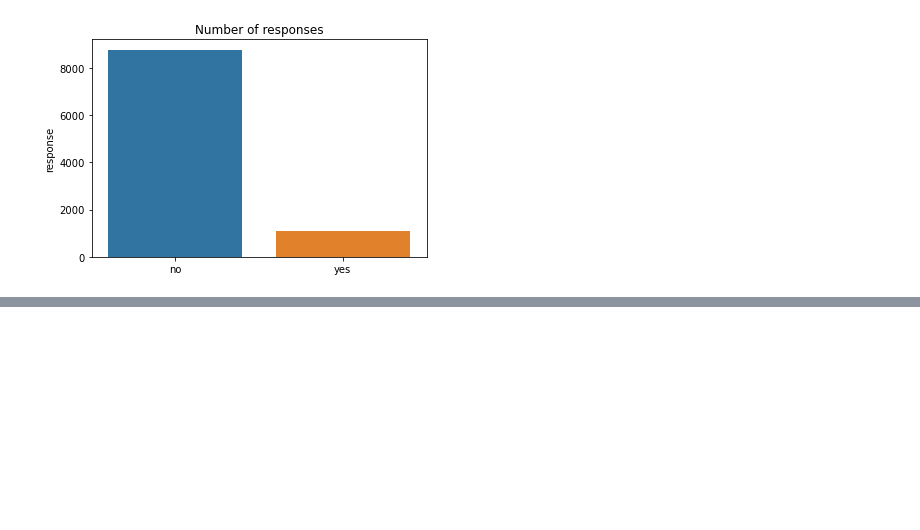
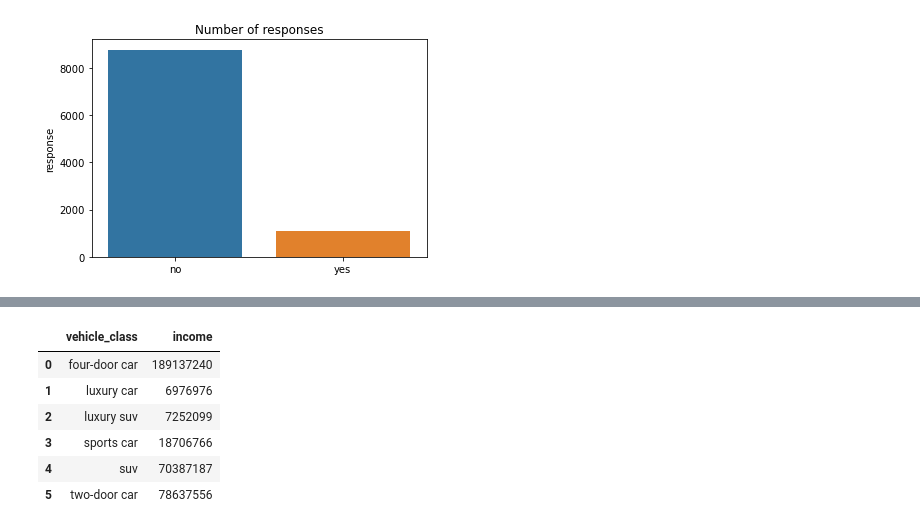
Before and after one commit to Rene-Stuedemann/IronRene, a Jupyter notebook: Ironhack Labs/Customer_Analysis_Case_Study/Notebook_Customer_Analysis_Case_Study_Rene.ipynb, the cells around one changed output, grey strips where cells are left out. Cells and saved outputs as stored; diff of their text form; code cells hidden in the pictures; blank space fills up the shorter version.

```diff
--- a/Ironhack Labs/Customer_Analysis_Case_Study/Notebook_Customer_Analysis_Case_Study_Rene.ipynb
+++ b/Ironhack Labs/Customer_Analysis_Case_Study/Notebook_Customer_Analysis_Case_Study_Rene.ipynb
@@ -1122,0 +1146,11 @@ Out of my data set I don't see a high correlation (greater than 0.9) between a p
+# %%
+vclass_income = file4.groupby(['vehicle_class'])['income'].sum().reset_index()
+vclass_income
+# %% [output]
+|  | vehicle_class | income |
+| 0 | four-door car | 189137240 |
+| 1 | luxury car | 6976976 |
+| 2 | luxury suv | 7252099 |
+| 3 | sports car | 18706766 |
+| 4 | suv | 70387187 |
+| 5 | two-door car | 78637556 |
```
Also changed, not shown: parts of 91 cells of this notebook, 3 other files.
